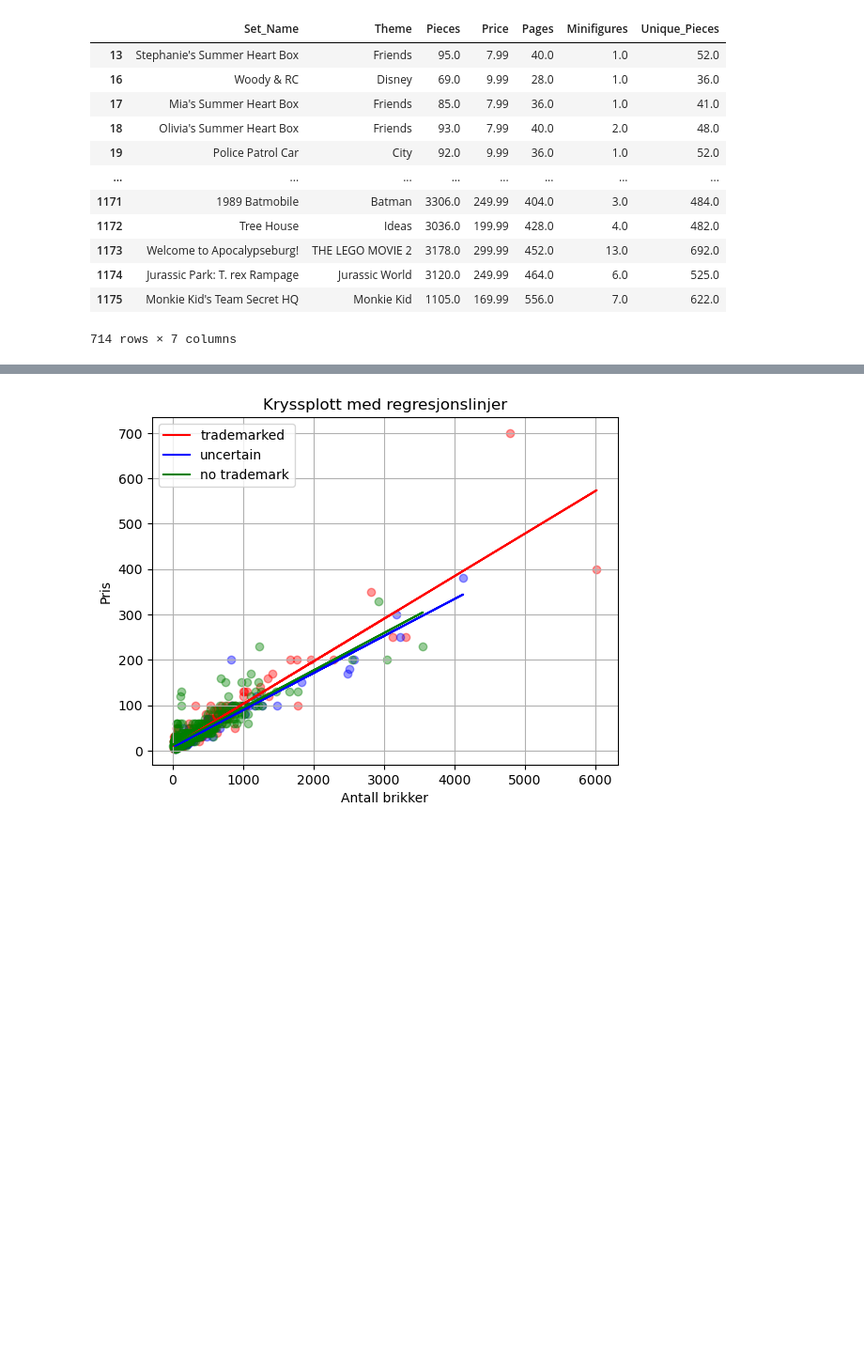
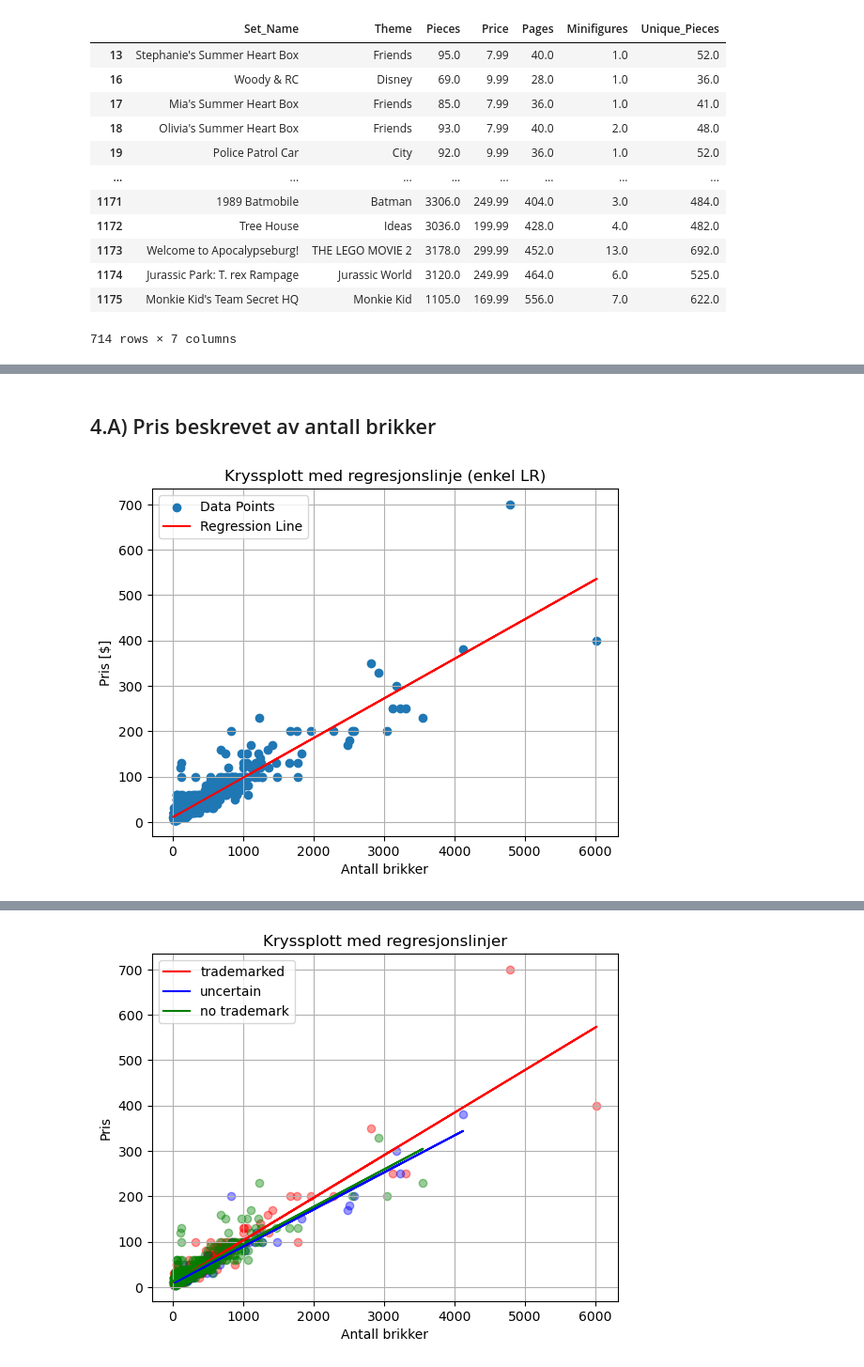
Before and after one commit to olemorud/istg1003-prosjekt, a Jupyter notebook: jupyter-notebooks/oppgv1.1.ipynb, the cells around one changed output, grey strips where cells are left out. Shown at 94% size. Saved outputs shown, nothing was run; the diff lists cells and outputs as text; code cells hidden in the pictures; blank space fills up the shorter version.

```diff
--- a/jupyter-notebooks/oppgv1.1.ipynb
+++ b/jupyter-notebooks/oppgv1.1.ipynb
@@ -155,0 +123,28 @@ df_uncertain
+# %% [markdown]
+## 4.A) Pris beskrevet av antall brikker
+# %%
+# enkel lineær regresjon
+formel = 'Price ~ Pieces'
+
+model4a = smf.ols(formel, data = df2)
+resultat = model4a.fit()
+
+#resultat.summary()
+
+slope = resultat.params['Pieces']
+intercept = resultat.params['Intercept']
+
+regression_x = np.array(df2['Pieces'])
+
+regression_y = slope * regression_x + intercept
+
+plt.scatter(df2['Pieces'], df2['Price'], label='Data Points')
+plt.plot(regression_x, regression_y, color='red', label='Regression Line')
+plt.xlabel('Antall brikker')
+plt.ylabel('Pris [$]')
+plt.title('Kryssplott med regresjonslinje (enkel LR)')
+plt.legend()
+plt.grid()
+plt.show()
+# %% [output]
+[figure, added]
```
Also changed, not shown: parts of 14 cells of this notebook.
